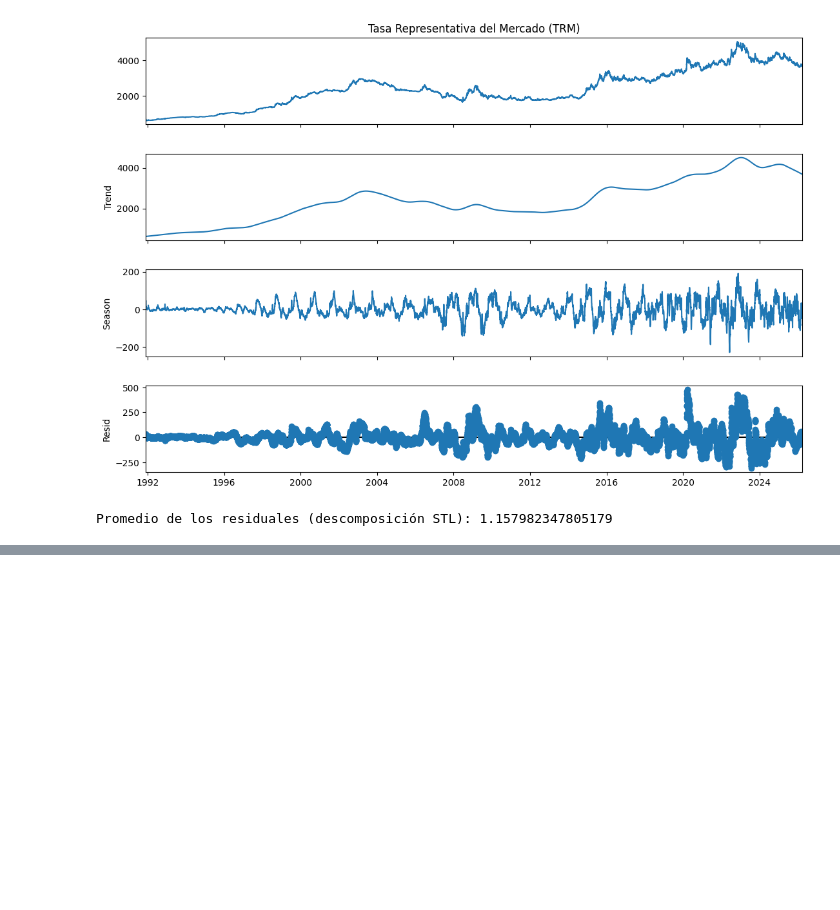
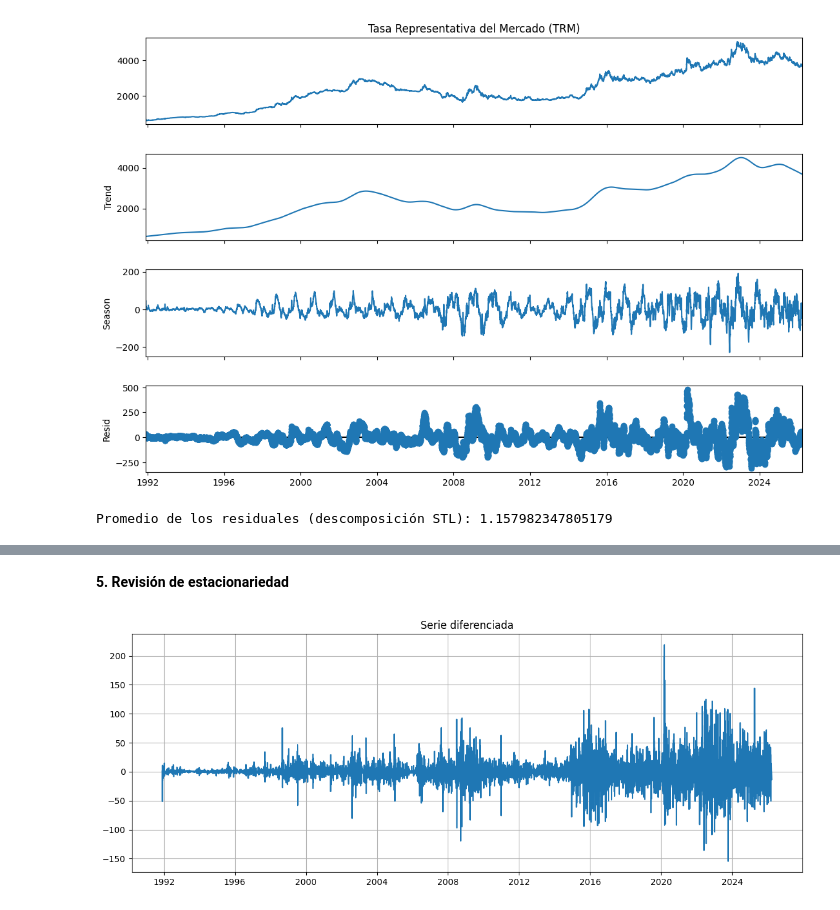
Before and after one commit to carlosvasquez3/M.Sc.-in-Data-Science, a Jupyter notebook: Estadística/TRM.ipynb, the cells around one changed output, grey strips where cells are left out. Saved outputs shown, nothing was run; the diff lists cells and outputs as text; code cells hidden in the pictures; blank space fills up the shorter version.

Commit message:
Queda listo hasta estacionariedad y correlación

```diff
--- a/Estadística/TRM.ipynb
+++ b/Estadística/TRM.ipynb
@@ -223,0 +312,12 @@ Promedio de los residuales (descomposición STL): 1.157982347805179
+# %% [markdown]
+**5. Revisión de estacionariedad**
+# %%
+serie_diff = serie.diff().dropna()
+
+plt.figure(figsize=(14,5))
+plt.plot(serie_diff)
+plt.title("Serie diferenciada")
+plt.grid(True)
+plt.show()
+# %% [output]
+[figure, added]
```
Also changed, not shown: parts of 17 cells of this notebook.
